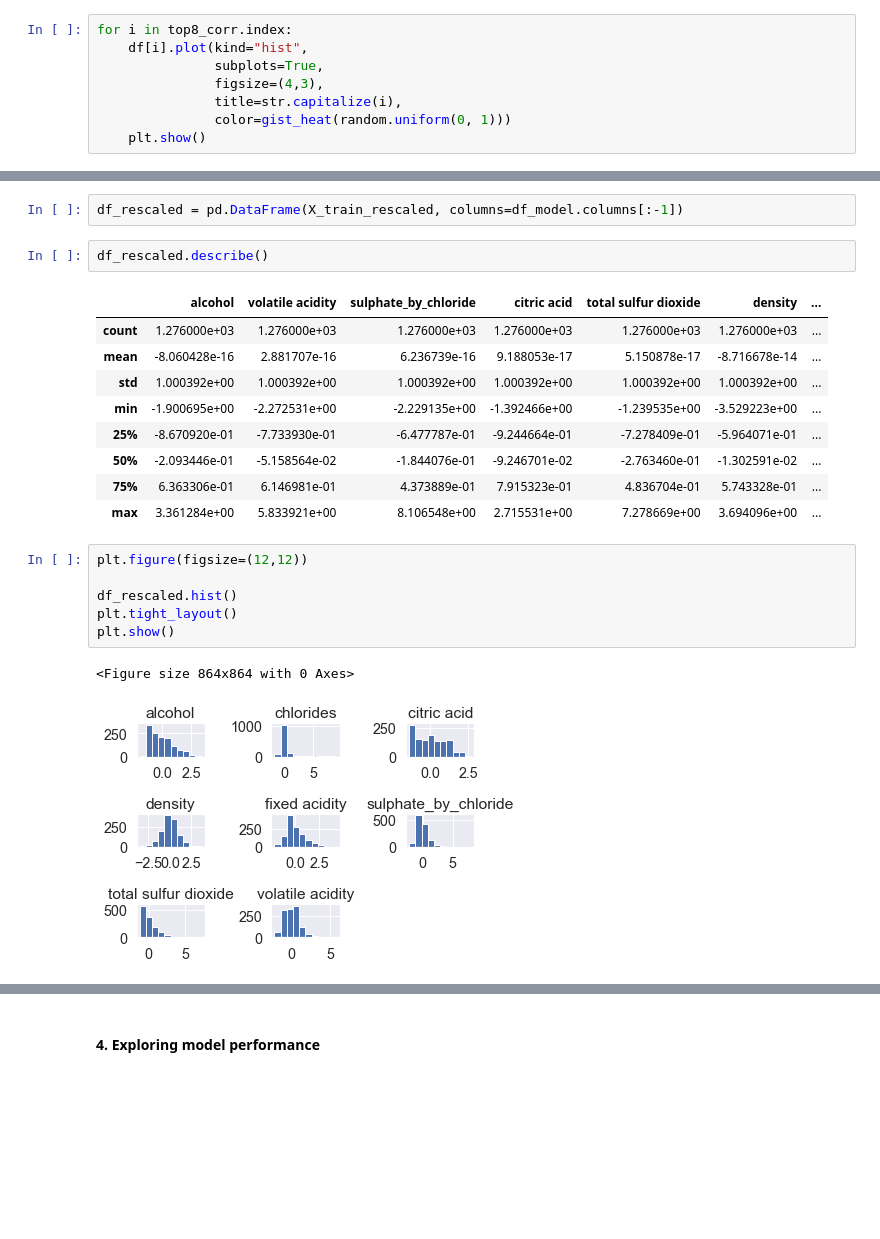
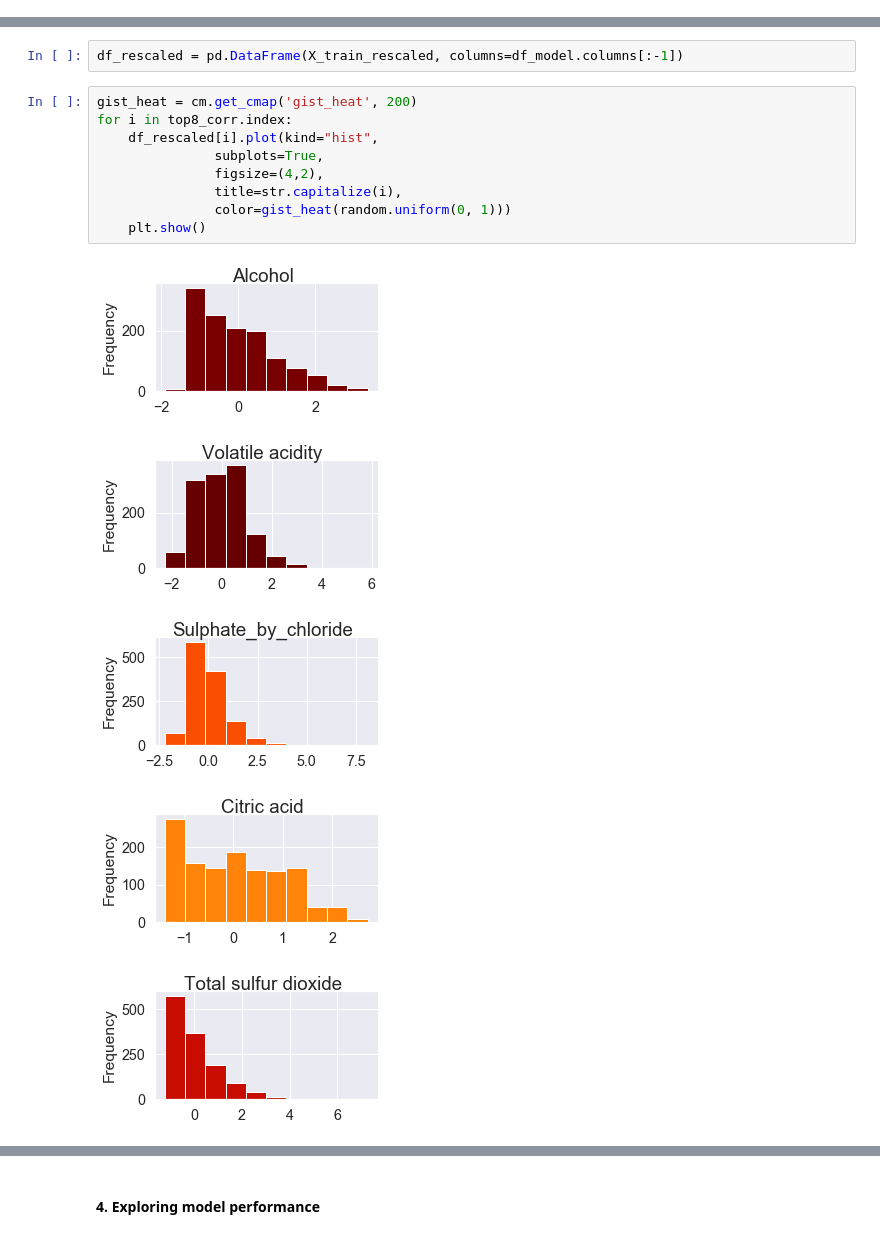
Before and after one commit to EnriqueSPR/red_wine_quality, a Jupyter notebook: red_wine.ipynb, the cells around one changed output, grey strips where cells are left out. Drawn from its saved outputs; the diff is of its cells as text; blank space fills up the shorter version.

```diff
--- a/red_wine.ipynb
+++ b/red_wine.ipynb
@@ -144,8 +128,0 @@ gist_heat = cm.get_cmap('gist_heat', 200)
-# %%
-for i in top8_corr.index:
-    df[i].plot(kind="hist",
-               subplots=True,
-               figsize=(4,3),
-               title=str.capitalize(i),
-               color=gist_heat(random.uniform(0, 1)))
-    plt.show()
@@ -274,23 +238,17 @@ array([[-0.867092  , -0.99548762, -0.78710862, ...,  0.78249384,
 # %%
 df_rescaled = pd.DataFrame(X_train_rescaled, columns=df_model.columns[:-1])
-# %%
-df_rescaled.describe()
-# %% [output]
-|  | alcohol | volatile acidity | sulphate_by_chloride | citric acid | total sulfur dioxide | density | ... |
-| count | 1.276000e+03 | 1.276000e+03 | 1.276000e+03 | 1.276000e+03 | 1.276000e+03 | 1.276000e+03 | ... |
-| mean | -8.060428e-16 | 2.881707e-16 | 6.236739e-16 | 9.188053e-17 | 5.150878e-17 | -8.716678e-14 | ... |
-| std | 1.000392e+00 | 1.000392e+00 | 1.000392e+00 | 1.000392e+00 | 1.000392e+00 | 1.000392e+00 | ... |
-| min | -1.900695e+00 | -2.272531e+00 | -2.229135e+00 | -1.392466e+00 | -1.239535e+00 | -3.529223e+00 | ... |
-| 25% | -8.670920e-01 | -7.733930e-01 | -6.477787e-01 | -9.244664e-01 | -7.278409e-01 | -5.964071e-01 | ... |
-| 50% | -2.093446e-01 | -5.158564e-02 | -1.844076e-01 | -9.246701e-02 | -2.763460e-01 | -1.302591e-02 | ... |
-| 75% | 6.363306e-01 | 6.146981e-01 | 4.373889e-01 | 7.915323e-01 | 4.836704e-01 | 5.743328e-01 | ... |
-| max | 3.361284e+00 | 5.833921e+00 | 8.106548e+00 | 2.715531e+00 | 7.278669e+00 | 3.694096e+00 | ... |
-# %%
-plt.figure(figsize=(12,12))
-
-df_rescaled.hist()
-plt.tight_layout()
-plt.show()
-# %% [output]
-<Figure size 864x864 with 0 Axes>
-[figure, removed]
+# %%
+gist_heat = cm.get_cmap('gist_heat', 200)
+for i in top8_corr.index:
+    df_rescaled[i].plot(kind="hist",
+               subplots=True,
+               figsize=(4,2),
+               title=str.capitalize(i),
+               color=gist_heat(random.uniform(0, 1)))
+    plt.show()
+# %% [output]
+[figure, added]
+[figure, added]
+[figure, added]
+[figure, added]
+[figure, added]
```
Also changed, not shown: parts of 15 cells of this notebook.
